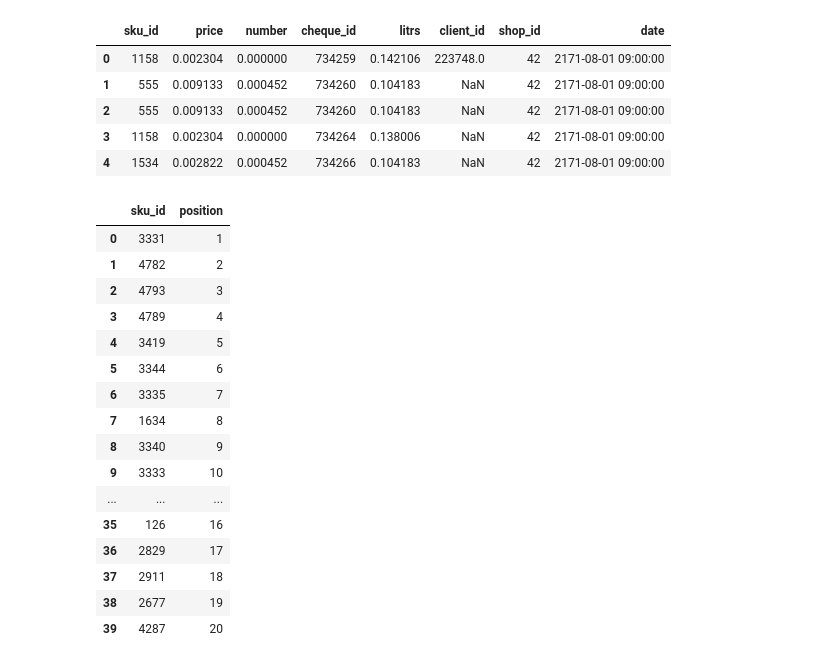
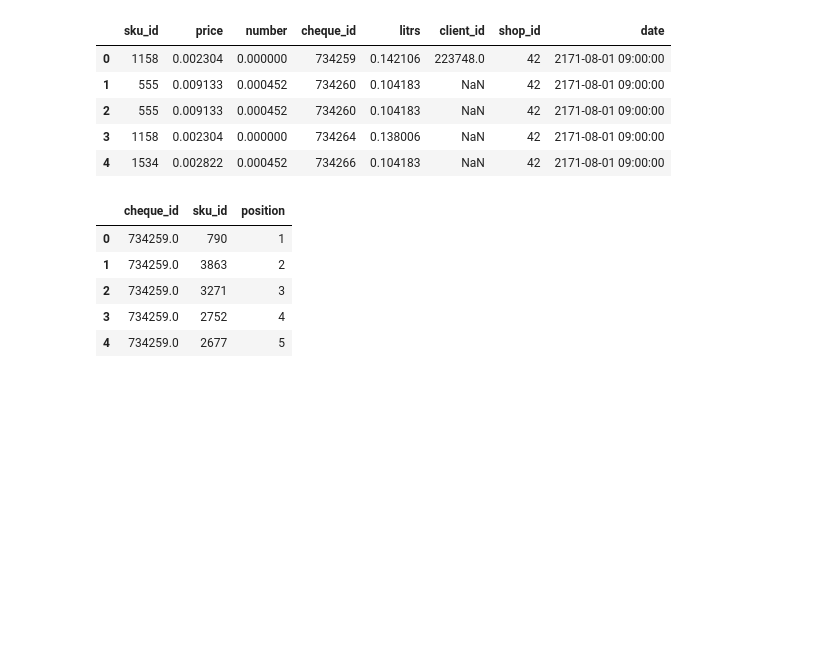
Before and after one commit to kirillzx/GPN-Cup, a Jupyter notebook: GPN_main.ipynb, the cells around one changed output. Cells and saved outputs as stored; diff of their text form; code cells hidden in the pictures; blank space fills up the shorter version.

```diff
--- a/GPN_main.ipynb
+++ b/GPN_main.ipynb
@@ -250,9 +250,7 @@ purchases_train[1:4]
 # %%
 # train word2vec model
-model = Word2Vec(window = 10, sg = 1, hs = 0,
-                 negative = 10, # for negative sampling
-                 alpha=0.03, min_alpha=0.0007,
-                 seed = 14)
+model = Word2Vec(window = 5, sg = 1, hs = 0, negative = 15,
+                 alpha = 0.02, min_alpha = 0.0005, seed = 5, epochs=10)
 
 model.build_vocab(purchases_train, progress_per=200)
 
@@ -376,0 +365,8 @@ X_train[X_train['client_id'] == 223748.0]
+# %%
+def client_history_fun(client):
+    temp = np.where(clients_keys == client)[0]
+
+    if list(temp) == []:
+        return purchases_train[np.where(clients_keys == 0.0)[0][0]]
+    else:
+        return purchases_train[temp[0]]
@@ -412,37 +410,28 @@ trans_subm.head()
 # %%
 trans_subm['client_id'] = trans_subm['client_id'].replace(np.nan, 0)
 # %%
-submissions = trans_subm['sku_id'].values[:10]
+submissions = trans_subm[['cheque_id', 'sku_id', 'client_id']].values[:100]
 recs = []
-for i in submissions:
+for q, i, client in tqdm.notebook.tqdm(submissions):
     try:
-        t = similar_products(model.wv[i])
+        t = similar_products(history_aggregation(client_history_fun(client)))
         for j in t:
-            recs.append([j[0], j[-1]])
+            recs.append([q, j[0], j[-1]])
     except KeyError:
         continue
 # %%
-result = pd.DataFrame(recs, columns = ['sku_id', 'position'])
+result = pd.DataFrame(recs, columns = ['cheque_id', 'sku_id', 'position'])
+
+result['sku_id'] = result['sku_id'].astype(int) # так как в модели использовался строчный тип, то меняем обратно на int64
 # %%
-result.head(40)
+result.head()
 # %% [output]
-|  | sku_id | position |
-| 0 | 3331 | 1 |
-| 1 | 4782 | 2 |
-| 2 | 4793 | 3 |
-| 3 | 4789 | 4 |
-| 4 | 3419 | 5 |
-| 5 | 3344 | 6 |
-| 6 | 3335 | 7 |
-| 7 | 1634 | 8 |
-| 8 | 3340 | 9 |
-| 9 | 3333 | 10 |
-| ... | ... | ... |
-| 35 | 126 | 16 |
-| 36 | 2829 | 17 |
-| 37 | 2911 | 18 |
-| 38 | 2677 | 19 |
-| 39 | 4287 | 20 |
+|  | cheque_id | sku_id | position |
+| 0 | 734259.0 | 790 | 1 |
+| 1 | 734259.0 | 3863 | 2 |
+| 2 | 734259.0 | 3271 | 3 |
+| 3 | 734259.0 | 2752 | 4 |
+| 4 | 734259.0 | 2677 | 5 |
 # %%
 example = pd.read_parquet('submission-example.parquet')
 # %%
```
Also changed, not shown: parts of 27 cells of this notebook.
